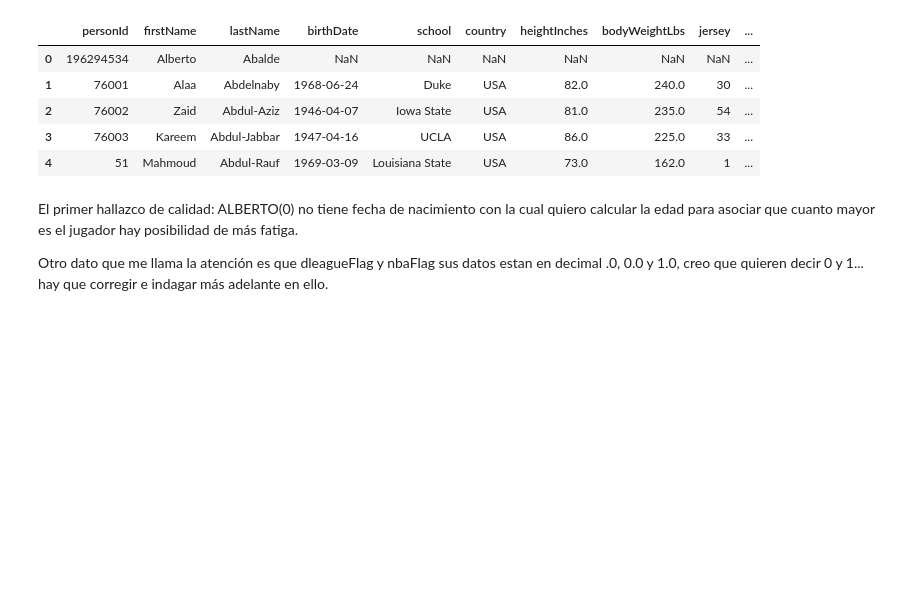
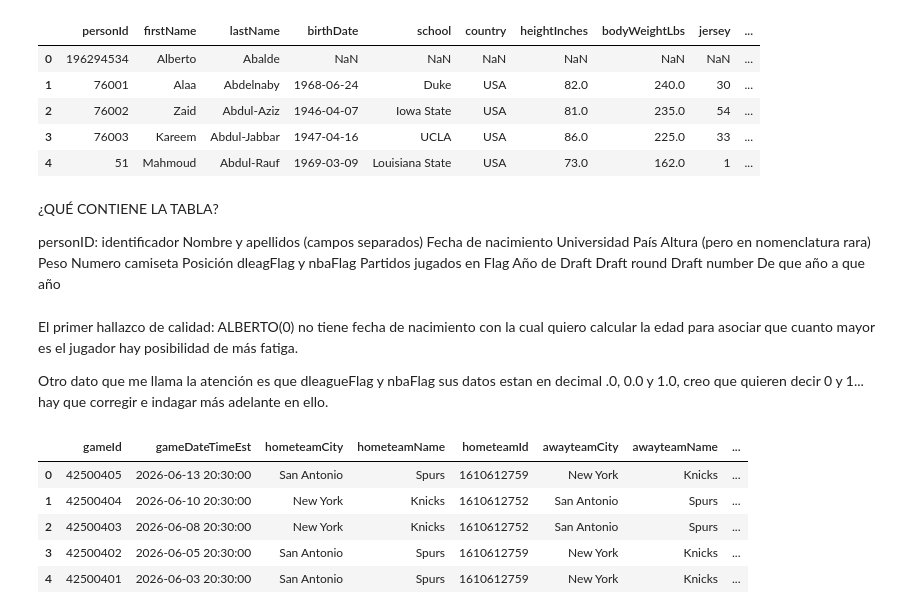
Before and after one commit to andreaga-pixel/NBA-dsci-AGA, a Jupyter notebook: project/notebooks/01-exploracion-datasetNBA.ipynb, the cells around one changed output. Drawn from its saved outputs; the diff is of its cells as text; code cells hidden in the pictures; blank space fills up the shorter version.

Commit message:
feat(project): load games, team and player statistics

```diff
--- a/project/notebooks/01-exploracion-datasetNBA.ipynb
+++ b/project/notebooks/01-exploracion-datasetNBA.ipynb
@@ -21,6 +21,7 @@ import pandas as pd #trae pandas
 
 RAW =Path("..")/"data"/"raw" #guarda donde estan los CSV
                              #.. es "sube una carpeta", desde notebooks/a project/.
+pd.set_option("display.max_columns", None)
 # %%
 #cargar Players.csv y mostrar sus primeras filas
 
@@ -33,7 +34,37 @@ players.head()
 | 2 | 76002 | Zaid | Abdul-Aziz | 1946-04-07 | Iowa State | USA | 81.0 | 235.0 | 54 | ... |
 | 3 | 76003 | Kareem | Abdul-Jabbar | 1947-04-16 | UCLA | USA | 86.0 | 225.0 | 33 | ... |
 | 4 | 51 | Mahmoud | Abdul-Rauf | 1969-03-09 | Louisiana State | USA | 73.0 | 162.0 | 1 | ... |
+# %% [markdown]
+¿QUÉ CONTIENE LA TABLA?
+
+personID: identificador
+Nombre y apellidos (campos separados)
+Fecha de nacimiento
+Universidad
+País
+Altura (pero en nomenclatura rara)
+Peso
+Numero camiseta
+Posición
+dleagFlag y nbaFlag
+Partidos jugados en Flag
+Año de Draft
+Draft round
+Draft number
+De que año a que año
 # %% [markdown]
 El primer hallazco de calidad: ALBERTO(0) no tiene fecha de nacimiento con la cual quiero calcular la edad para asociar que cuanto mayor es el jugador hay posibilidad de más fatiga.
 
 Otro dato que me llama la atención es que dleagueFlag y nbaFlag sus datos estan en decimal .0, 0.0 y 1.0, creo que quieren decir 0 y 1... hay que corregir e indagar más adelante en ello.
+# %%
+#cargar los otros tres csv y mostrar sus primeras filas
+#cargar Games.cvs
+games = pd.read_csv(RAW/"Games.csv", low_memory=False) #low_memory=False evita un warning
+games.head()
+# %% [output]
+|  | gameId | gameDateTimeEst | hometeamCity | hometeamName | hometeamId | awayteamCity | awayteamName | ... |
+| 0 | 42500405 | 2026-06-13 20:30:00 | San Antonio | Spurs | 1610612759 | New York | Knicks | ... |
+| 1 | 42500404 | 2026-06-10 20:30:00 | New York | Knicks | 1610612752 | San Antonio | Spurs | ... |
+| 2 | 42500403 | 2026-06-08 20:30:00 | New York | Knicks | 1610612752 | San Antonio | Spurs | ... |
+| 3 | 42500402 | 2026-06-05 20:30:00 | San Antonio | Spurs | 1610612759 | New York | Knicks | ... |
+| 4 | 42500401 | 2026-06-03 20:30:00 | San Antonio | Spurs | 1610612759 | New York | Knicks | ... |
```
Also changed, not shown: parts of 7 cells of this notebook.
